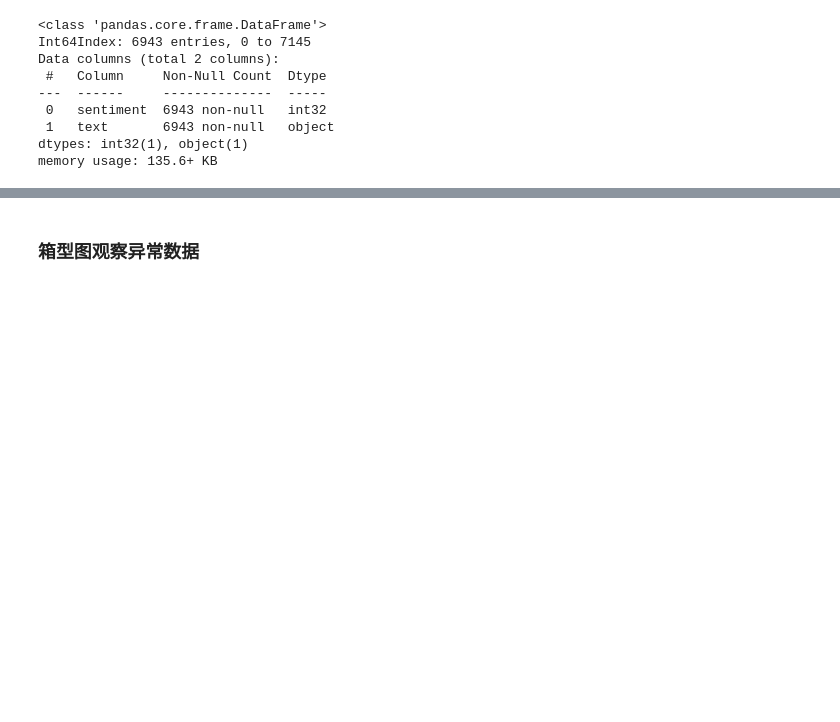
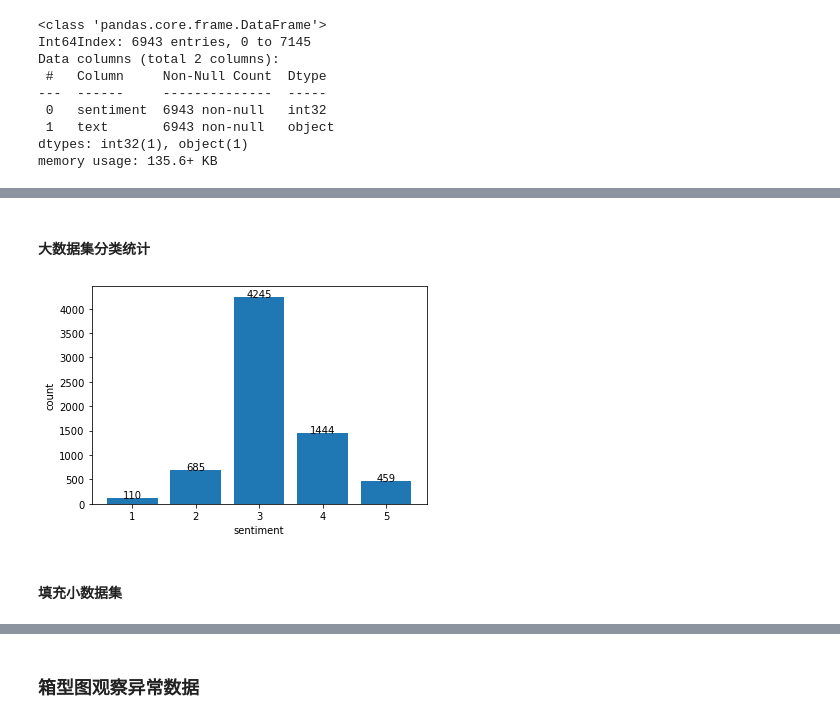
Before and after one commit to cauchy221/BUPT-ML-FinalProject, a Jupyter notebook: data_preprocess.ipynb, the cells around one changed output, grey strips where cells are left out. Cells and saved outputs as stored; diff of their text form; code cells hidden in the pictures; blank space fills up the shorter version.

```diff
--- a/data_preprocess.ipynb
+++ b/data_preprocess.ipynb
@@ -93,0 +114,17 @@ warnings.filterwarnings("ignore")
+# %% [markdown]
+#### 大数据集分类统计
+# %%
+y2 = []
+for i in range(1,6):
+    y2.append(df_origin[df_origin['sentiment']==i]['sentiment'].count())
+
+plt.bar(x, y2)
+plt.xlabel('sentiment')
+plt.ylabel('count')
+for a,b,i in zip(x, y2, range(len(x))):
+    plt.text(a, b + 0.01, y2[i], ha='center', fontsize=10)
+plt.show()
+# %% [output]
+[figure, added]
+# %% [markdown]
+#### 填充小数据集
```
Also changed, not shown: parts of 14 cells of this notebook, 11 other files.
